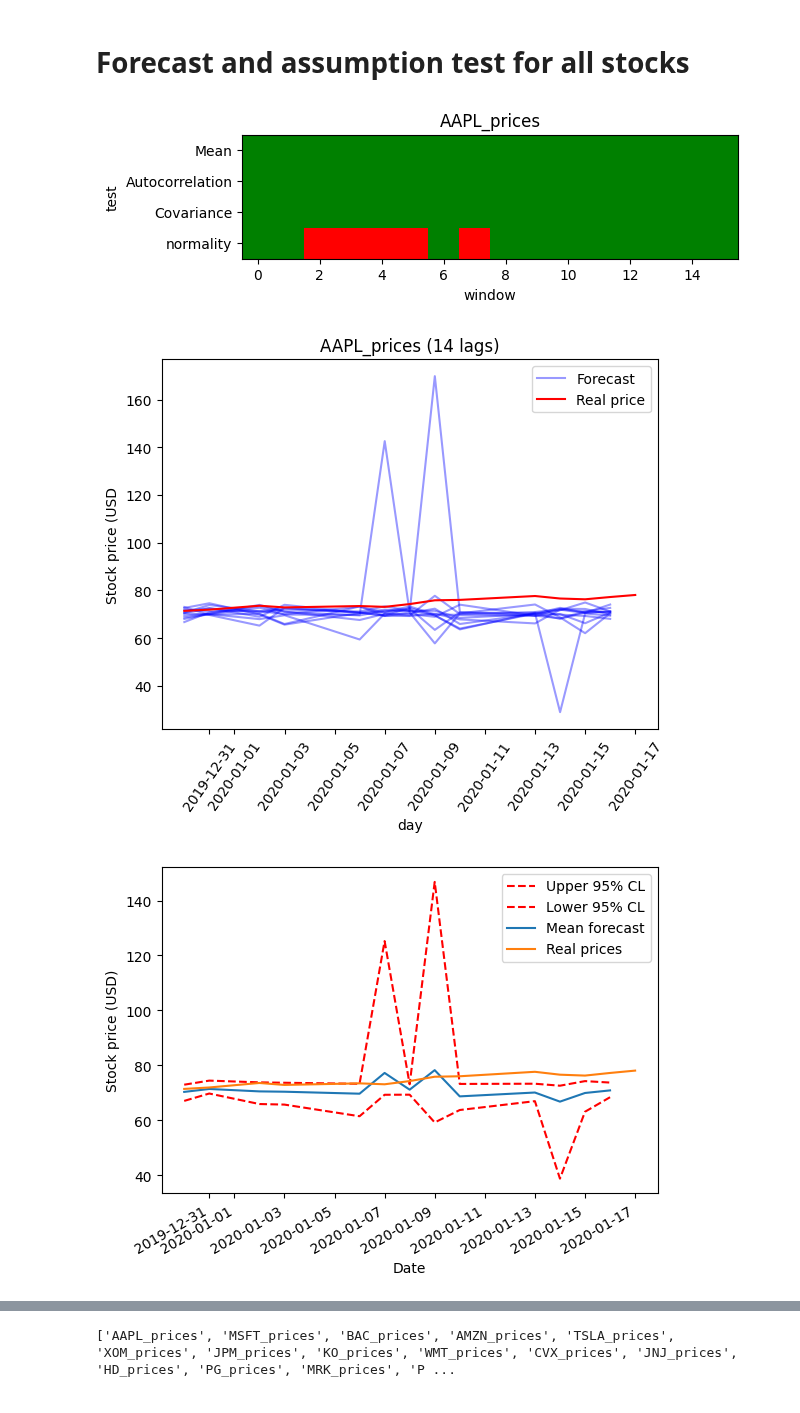
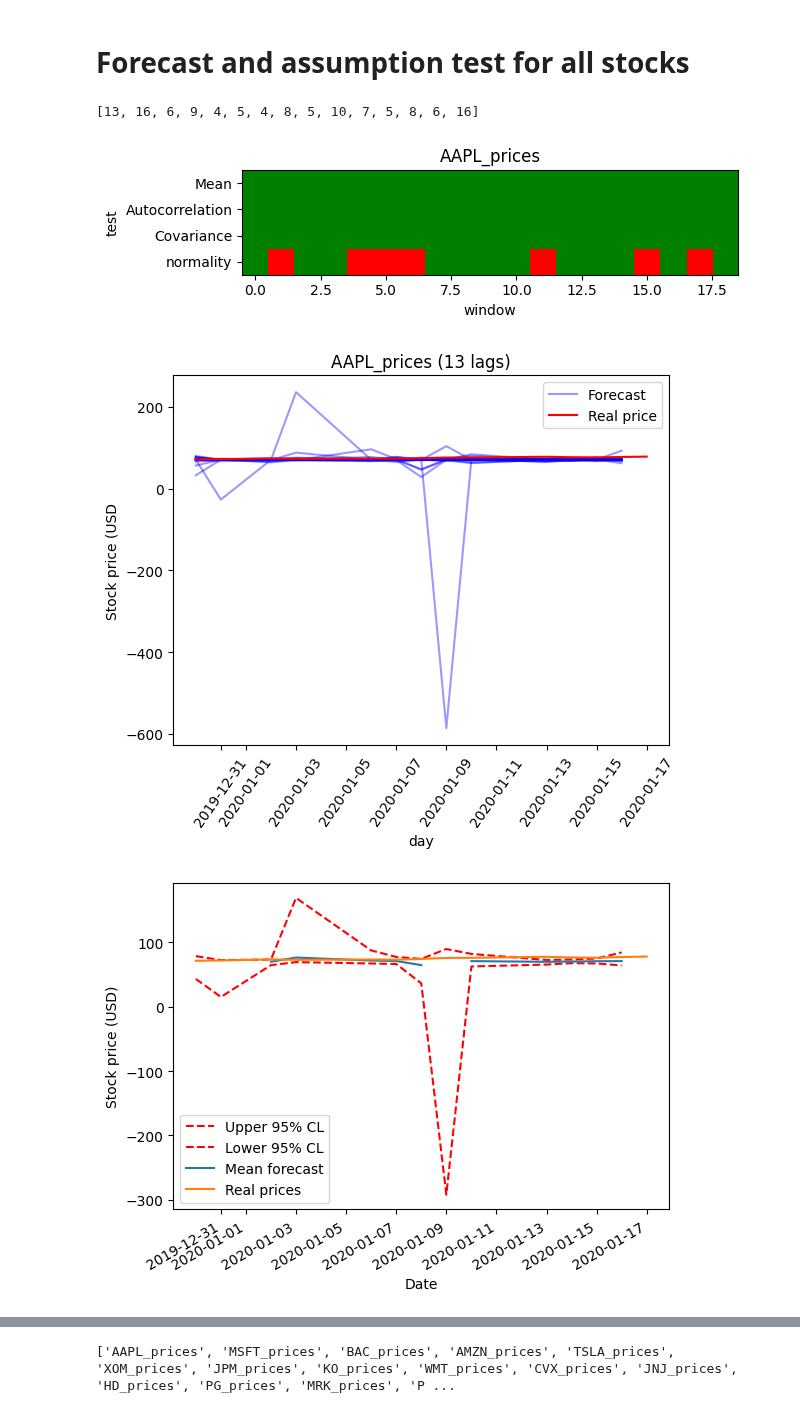
Before and after one commit to DerkNiessink/Project_SDA, a Jupyter notebook: src/Combined Stock Sentiment.ipynb, the cells around one changed output, grey strips where cells are left out. Drawn from its saved outputs; the diff is of its cells as text; code cells hidden in the pictures.

Commit message:
Fixed the error of a constant number of 14 lags for all stocks

```diff
--- a/src/Combined Stock Sentiment.ipynb
+++ b/src/Combined Stock Sentiment.ipynb
@@ -473,10 +491,15 @@ for column in matrix:
 [ True  True  True False]
 # %% [markdown]
 # Forecast and assumption test for all stocks
+# %%
+lags_stocks = [result.k_ar for result in results]
+lags_stocks
+# %% [output]
+[13, 16, 6, 9, 4, 5, 4, 8, 5, 10, 7, 5, 8, 6, 16]
 # %%
 all_forecasts = []
 all_real_prices = []
-for merged_df in merged_dfs:
+for i, merged_df in enumerate(merged_dfs):
 
     # Make VAR models from sliding windows
     windows = sliding_windows(merged_df, window_size = 78)
@@ -484,34 +507,34 @@ for merged_df in merged_dfs:
 
     # Fit the VAR models
     window_results = []
     for model in var_models_windows:
-        result = model.fit(14)
+        result = model.fit(lags_stocks[i])
         window_results.append(result)
 
     matrix = Assumption_matrix(window_results)
     plot_assumptions(matrix)
 
     # Delete the windows with failed assumptions
 
     """
     del_indexes = []
     for i, column in enumerate(matrix.columns):
         if False in matrix[column].values:
             del_indexes.append(i)
 
     for index in sorted(del_indexes, reverse=True):
         del window_results[index]
     """
 
     # Get the forecasted prices and plot the forecast for each window
     forecasted_prices, real_prices = plot_forecasts(window_results, merged_windows)
 
 
     all_forecasts.append(forecasted_prices)
     all_real_prices.append(real_prices)
 
     mean_forecast, df_percentiles = plot_mean_forecasts(forecasted_prices, real_prices)
 # %% [output]
-[figure, old version]
+[figure, new version]
-[figure, old version]
+[figure, new version]
-[figure, old version]
+[figure, new version]
```
Also changed, not shown: parts of 9 cells of this notebook.
